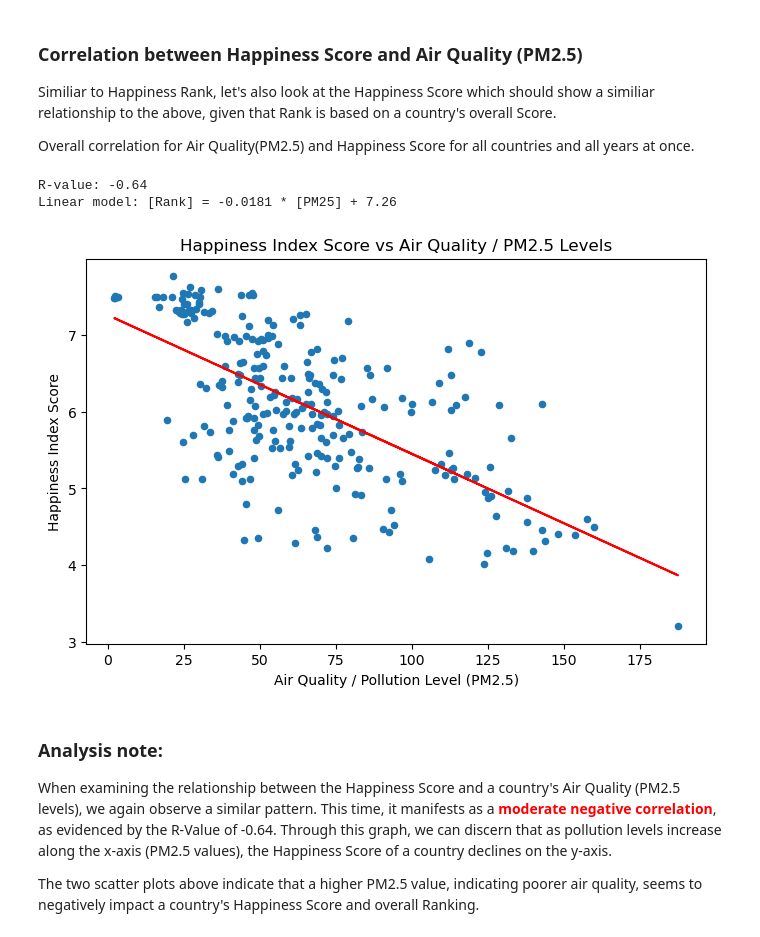
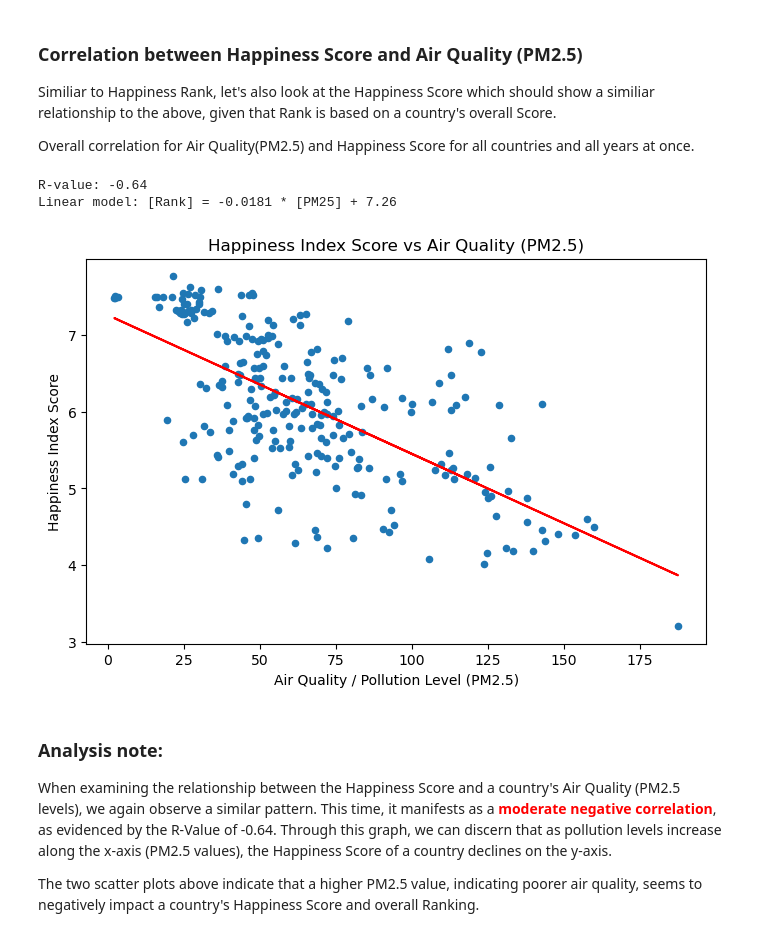
Before and after one commit to benoitchamot/AirQuality_and_Happiness, a Jupyter notebook: Analysis_AirQuality_and_Happiness.ipynb, the cells around one changed output. Saved outputs shown, nothing was run; the diff lists cells and outputs as text; code cells hidden in the pictures.

```diff
--- a/Analysis_AirQuality_and_Happiness.ipynb
+++ b/Analysis_AirQuality_and_Happiness.ipynb
@@ -185,29 +185,29 @@ Overall correlation for Air Quality(PM2.5) and Happiness Score for all countries
 # %%
 # Show a scatter plot of PM25 versus Score for all countries and all years
 ax = analysis_df.plot.scatter(x='PM25',y='Score', figsize=(8,5))
 
 ax.set_ylabel('Happiness Index Score')
 ax.set_xlabel('Air Quality / Pollution Level (PM2.5)')
-ax.set_title('Happiness Index Score vs Air Quality / PM2.5 Levels')
+ax.set_title('Happiness Index Score vs Air Quality (PM2.5)')
 # Create a linear regression model based on the PM25 and Happiness Rank data
 x_data = analysis_df['PM25']
 y_data = analysis_df['Score']
 [slope, intercept, rvalue, pvalue, stdeve] = stats.linregress(x_data,y_data)
 print(f"R-value: {rvalue:.2f}")
 print(f"Linear model: [Rank] = {slope:.4f} * [PM25] + {intercept:.2f}")
 
 y_reg = slope*x_data+intercept
 plt.plot(x_data,y_reg,'r')
 
 #save as graph as PNG file:
 plt.savefig('HappinessScoreScatterPlot.png', format='png')
 
 # Show plot
 plt.show()
 # %% [output]
 R-value: -0.64
 Linear model: [Rank] = -0.0181 * [PM25] + 7.26
-[figure, old version]
+[figure, new version]
 # %% [markdown]
 ### Analysis note:
 When examining the relationship between the Happiness Score and a country's Air Quality (PM2.5 levels), we again observe a similar pattern. This time, it manifests as a <span style="color:red;"><b>moderate negative correlation</b></span>, as evidenced by the R-Value of -0.64. Through this graph, we can discern that as pollution levels increase along the x-axis (PM2.5 values), the Happiness Score of a country declines on the y-axis.
```
Also changed, not shown: parts of 3 cells of this notebook, 4 other files.
